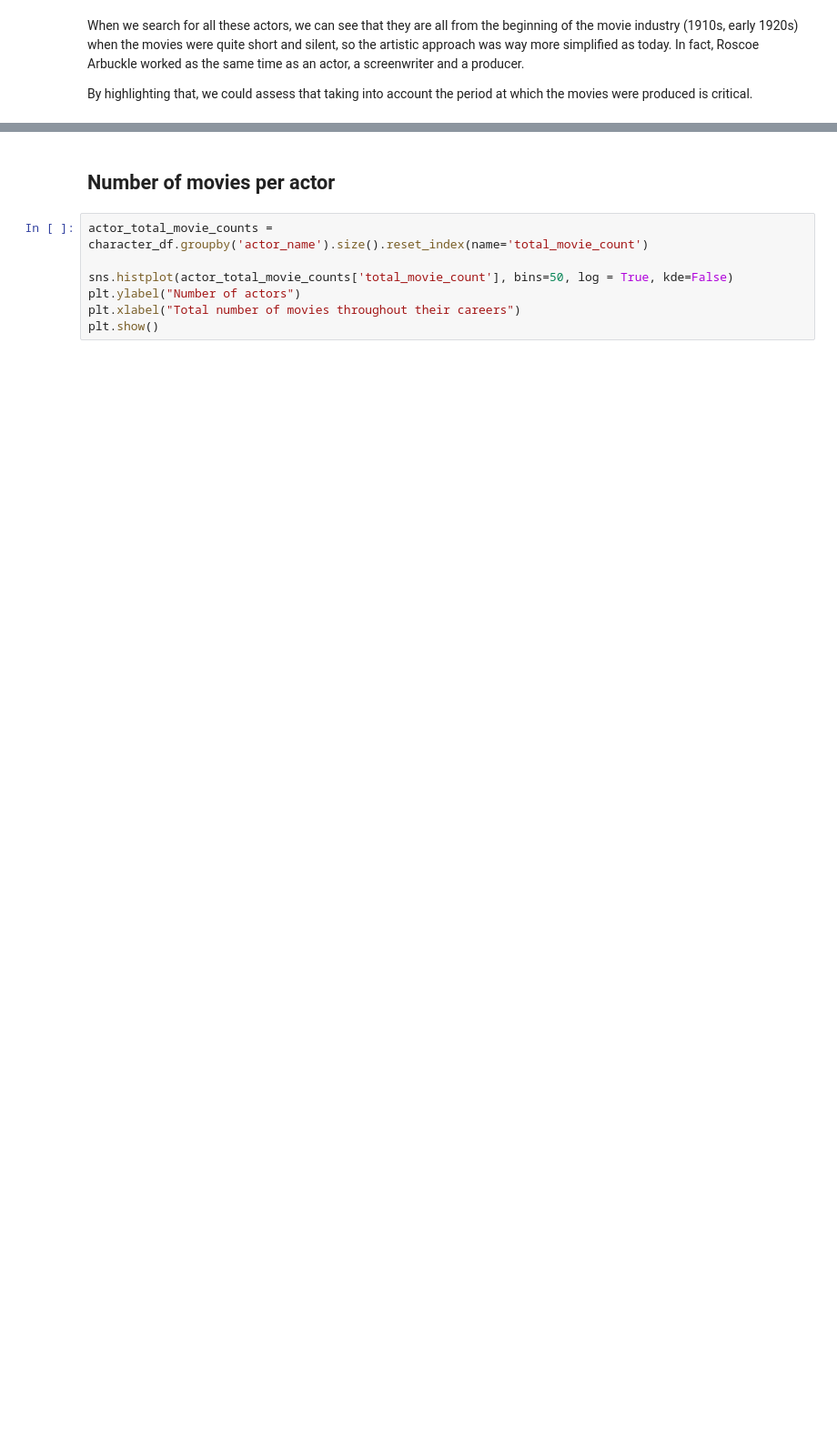
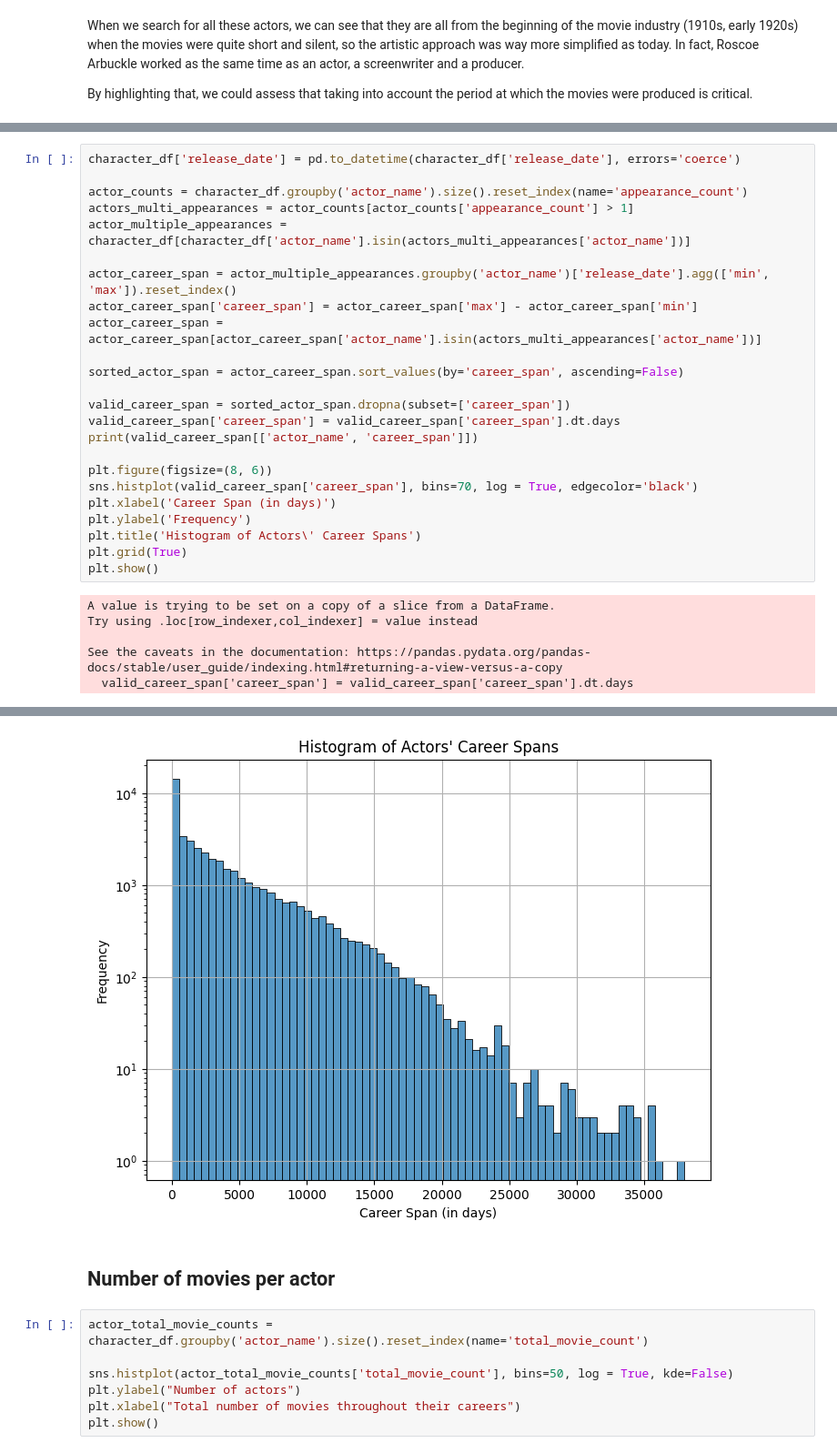
Before and after one commit to epfl-ada/ada-2023-project-datacuisiniers, a Jupyter notebook: p2_Malo.ipynb, the cells around one changed output, grey strips where cells are left out. Shown at 91% size. Cells and saved outputs as stored; diff of their text form; blank space fills up the shorter version.

```diff
--- a/p2_Malo.ipynb
+++ b/p2_Malo.ipynb
@@ -94,0 +119,30 @@ By highlighting that, we could assess that taking into account the period at whi
+# %%
+character_df['release_date'] = pd.to_datetime(character_df['release_date'], errors='coerce')
+
+actor_counts = character_df.groupby('actor_name').size().reset_index(name='appearance_count')
+actors_multi_appearances = actor_counts[actor_counts['appearance_count'] > 1]
+actor_multiple_appearances = character_df[character_df['actor_name'].isin(actors_multi_appearances['actor_name'])]
+
+actor_career_span = actor_multiple_appearances.groupby('actor_name')['release_date'].agg(['min', 'max']).reset_index()
+actor_career_span['career_span'] = actor_career_span['max'] - actor_career_span['min']
+actor_career_span = actor_career_span[actor_career_span['actor_name'].isin(actors_multi_appearances['actor_name'])]
+
+sorted_actor_span = actor_career_span.sort_values(by='career_span', ascending=False)
+
+valid_career_span = sorted_actor_span.dropna(subset=['career_span'])
+valid_career_span['career_span'] = valid_career_span['career_span'].dt.days
+print(valid_career_span[['actor_name', 'career_span']])
+
+plt.figure(figsize=(8, 6))
+sns.histplot(valid_career_span['career_span'], bins=70, log = True, edgecolor='black')
+plt.xlabel('Career Span (in days)')
+plt.ylabel('Frequency')
+plt.title('Histogram of Actors\' Career Spans')
+plt.grid(True)
+plt.show()
+# %% [output]
+A value is trying to be set on a copy of a slice from a DataFrame.
+Try using .loc[row_indexer,col_indexer] = value instead
+
+See the caveats in the documentation: https://pandas.pydata.org/pandas-docs/stable/user_guide/indexing.html#returning-a-view-versus-a-copy
+  valid_career_span['career_span'] = valid_career_span['career_span'].dt.days
@@ -95,3 +163,4 @@ By highlighting that, we could assess that taking into account the period at whi
+[figure, added]
 # %% [markdown]
 ## Number of movies per actor
 # %%
```
Also changed, not shown: parts of 12 cells of this notebook.
